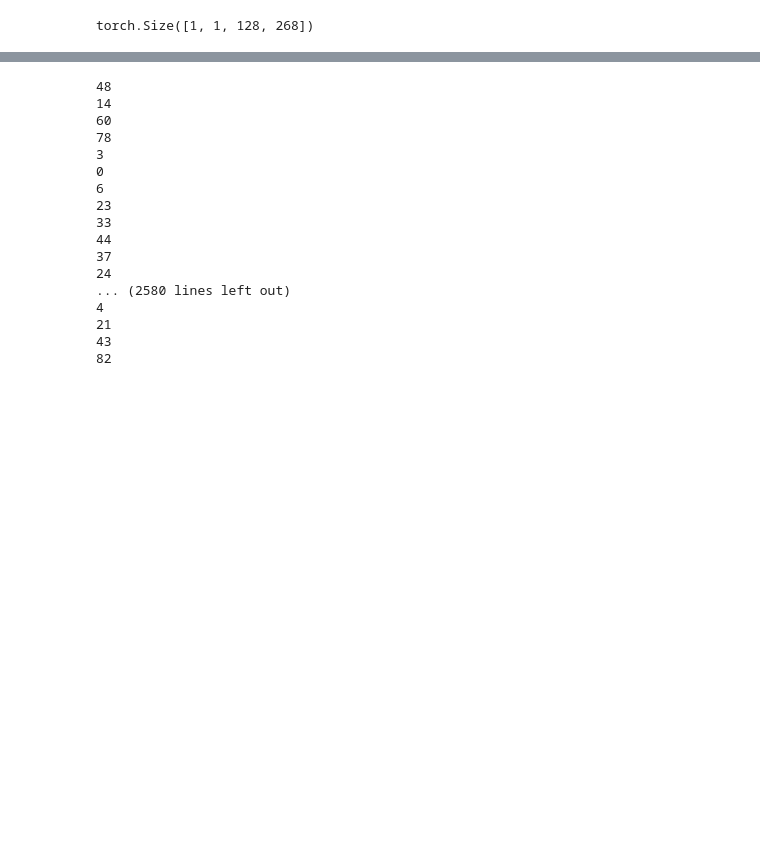
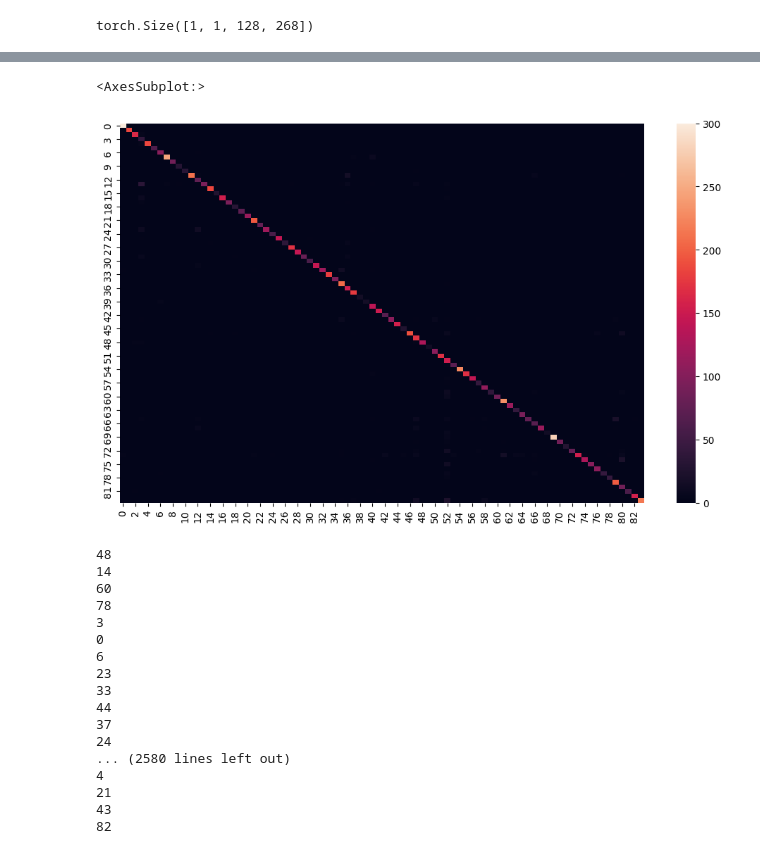
Before and after one commit to VictorNGomes/Speaker_recognition_using_CNN, a Jupyter notebook: Speaker_Recognition_AV2.ipynb, the cells around one changed output, grey strips where cells are left out. Saved outputs shown, nothing was run; the diff lists cells and outputs as text; code cells hidden in the pictures; blank space fills up the shorter version.

```diff
--- a/Speaker_Recognition_AV2.ipynb
+++ b/Speaker_Recognition_AV2.ipynb
@@ -415,3 +415,26 @@ def test(dataloader, model):
               pred = model(X)
               csvfile.write(f'{pred.argmax().item()}\n')
               print(pred.argmax().item())
+# %%
+
+
+def test_model(dataloader, model):
+    size = len(dataloader.dataset)
+    num_batches = len(dataloader)
+    model.eval()
+    test_loss, correct = 0, 0
+    labels =[]
+    predicts =[]
+    with torch.no_grad():
+        for X, y in dataloader:
+            X  = X.to(device)
+            pred = model(X)
+            labels.extend(y)
+            predicts.extend(pred.argmax(1))
+    return labels, predicts
+# %%
+labels, predicts = test_model(train_dataloader, model19)
+# %%
+labels = [i.data for i in labels]
+predicts = [i for i in predicts]
+predicts
@@ -418,3 +459,13 @@ def test(dataloader, model):
+# %%
+from sklearn.metrics import confusion_matrix
+import seaborn as sn
+cm =confusion_matrix(labels,predicts )
+# %%
+plt.figure(figsize = (12,7))
+sn.heatmap(cm)
+# %% [output]
+<AxesSubplot:>
+[figure, added]
 # %%
 test(test_dataloader,model19)
 # %% [output]
```
Also changed, not shown: parts of 1 cell of this notebook.
